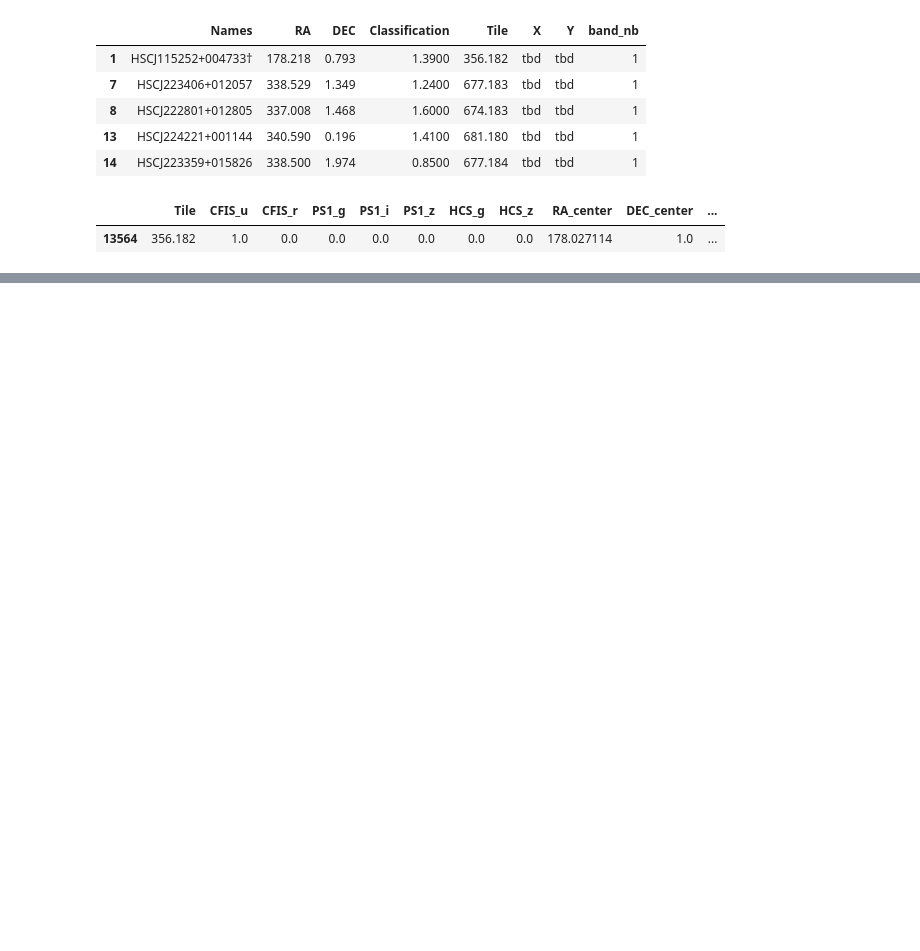
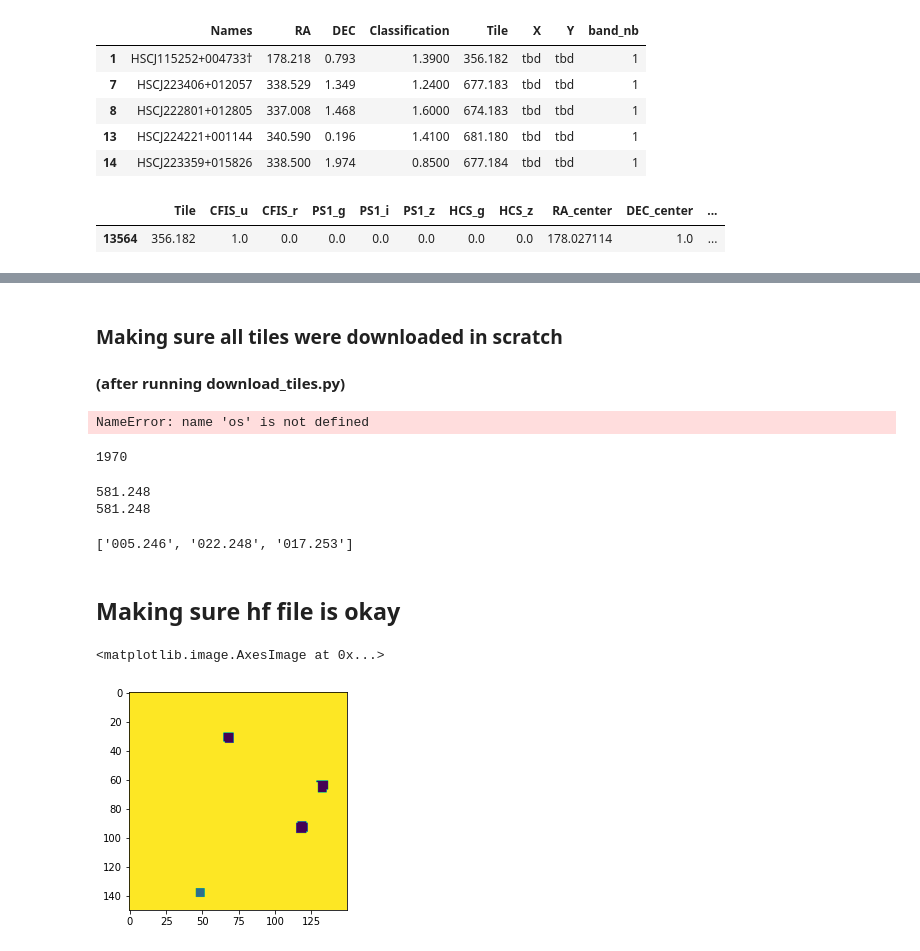
Before and after one commit to AnaHoban/GravitationalLensing2, a Jupyter notebook: Code/Batch Loading/Currently used/cutouts/Cutout_production.ipynb, the cells around one changed output, grey strips where cells are left out. Saved outputs shown, nothing was run; the diff lists cells and outputs as text; code cells hidden in the pictures; blank space fills up the shorter version.

Commit message:
Ãadded ps1 download file and finished dataeet making scriptÃ

```diff
--- a/Code/Batch Loading/Currently used/cutouts/Cutout_production.ipynb
+++ b/Code/Batch Loading/Currently used/cutouts/Cutout_production.ipynb
@@ -648,0 +540,8 @@ for i,img in enumerate([img_u, img_r, img_i, img_z, img_g]):
+# %% [markdown]
+### Making sure all tiles were downloaded in scratch
+#### (after running download_tiles.py)
+# %%
+scratch = os.path.expandvars("$SCRATCH") + '/'
+tiles_scratch = os.listdir(scratch+'all_lenses')
+# %% [output]
+NameError: name 'os' is not defined
@@ -648,0 +556,12 @@ for i,img in enumerate([img_u, img_r, img_i, img_z, img_g]):
+# %%
+len(list(set(list(all_tiles_downloaded))))
+#and there are 1969 tiles, so good!
+# %% [output]
+1970
+# %%
+for t in all_tiles_downloaded:
+    if t not in tiles_with_lenses:
+        print(t)
+# %% [output]
+581.248
+581.248
@@ -648,0 +574,13 @@ for i,img in enumerate([img_u, img_r, img_i, img_z, img_g]):
+# %%
+ps1_tiles[0[:3]
+# %% [output]
+['005.246', '022.248', '017.253']
+# %% [markdown]
+## Making sure hf file is okay
+# %%
+hf = h5py.File(scratch + hf_file_name, "r")
+# %%
+plt.imshow(np.array(hf.get('356.182_0'))[...,5])
+# %% [output]
+<matplotlib.image.AxesImage at 0x...>
+[figure, added]
```
Also changed, not shown: parts of 28 cells of this notebook, 7 other files.
